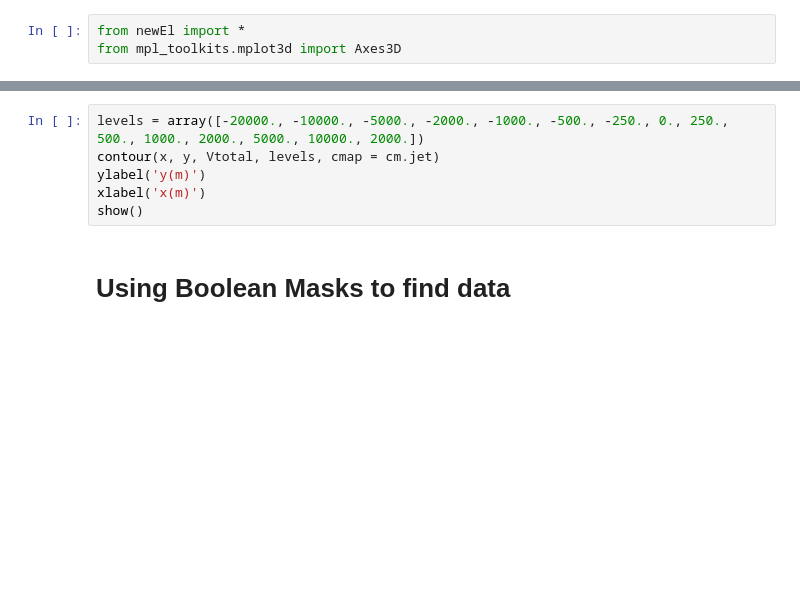
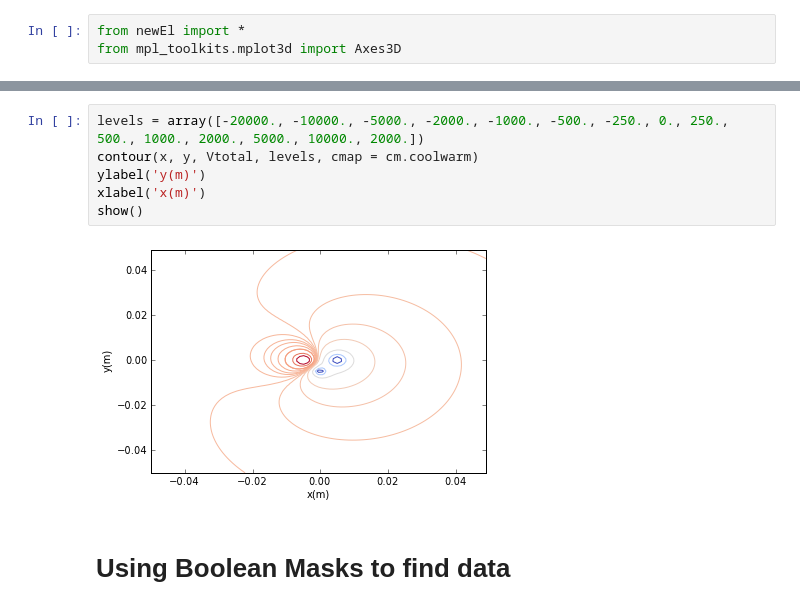
Before and after one commit to ewjohnst/PHYS202-S13, a Jupyter notebook: Week4/ThursdayNotes.ipynb, the cells around one changed output, grey strips where cells are left out. Cells and saved outputs as stored; diff of their text form; blank space fills up the shorter version.

```diff
--- a/Week4/ThursdayNotes.ipynb
+++ b/Week4/ThursdayNotes.ipynb
@@ -53,9 +24,11 @@ NameError: name 'V' is not defined
 # %%
 levels = array([-20000., -10000., -5000., -2000., -1000., -500., -250., 0., 250., 500., 1000., 2000., 5000., 10000., 2000.])
-contour(x, y, Vtotal, levels, cmap = cm.jet)
+contour(x, y, Vtotal, levels, cmap = cm.coolwarm)
 ylabel('y(m)')
 xlabel('x(m)')
 show()
+# %% [output]
+[figure, added]
 # %% [markdown]
 Using Boolean Masks to find data
 =
```
Also changed, not shown: parts of 10 cells of this notebook, 1 other file.
